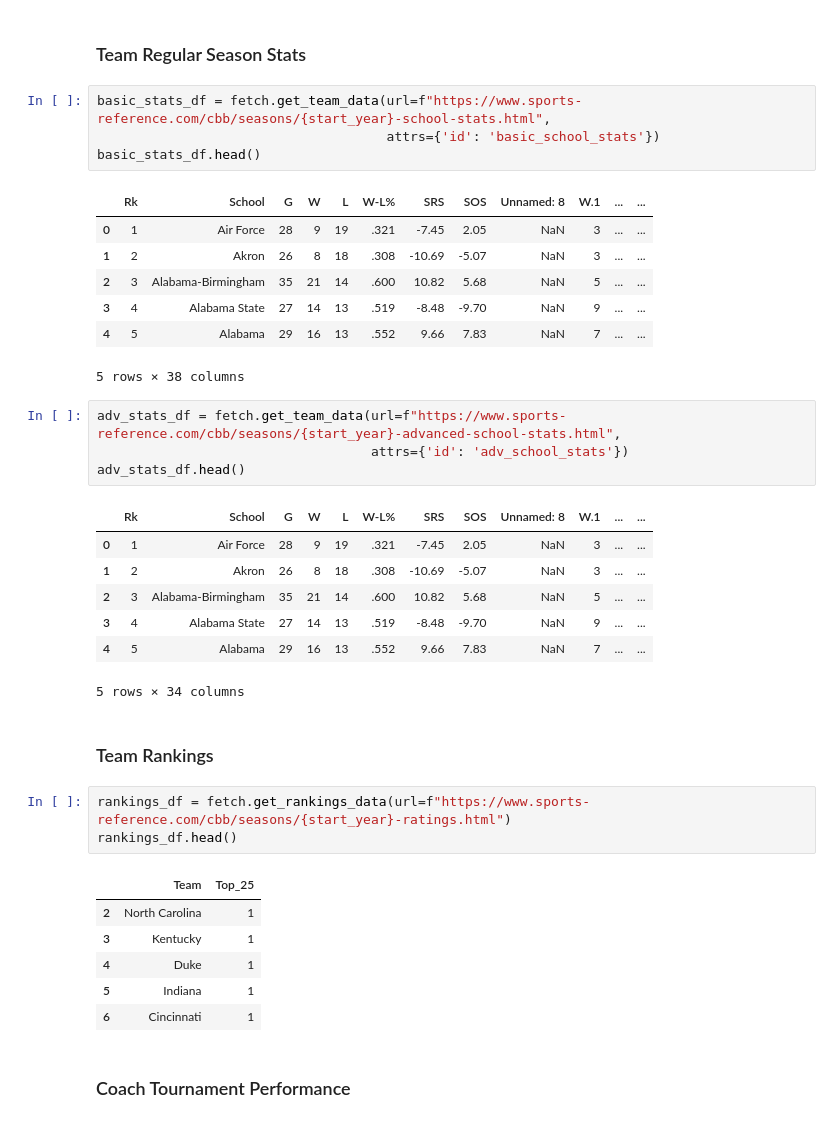
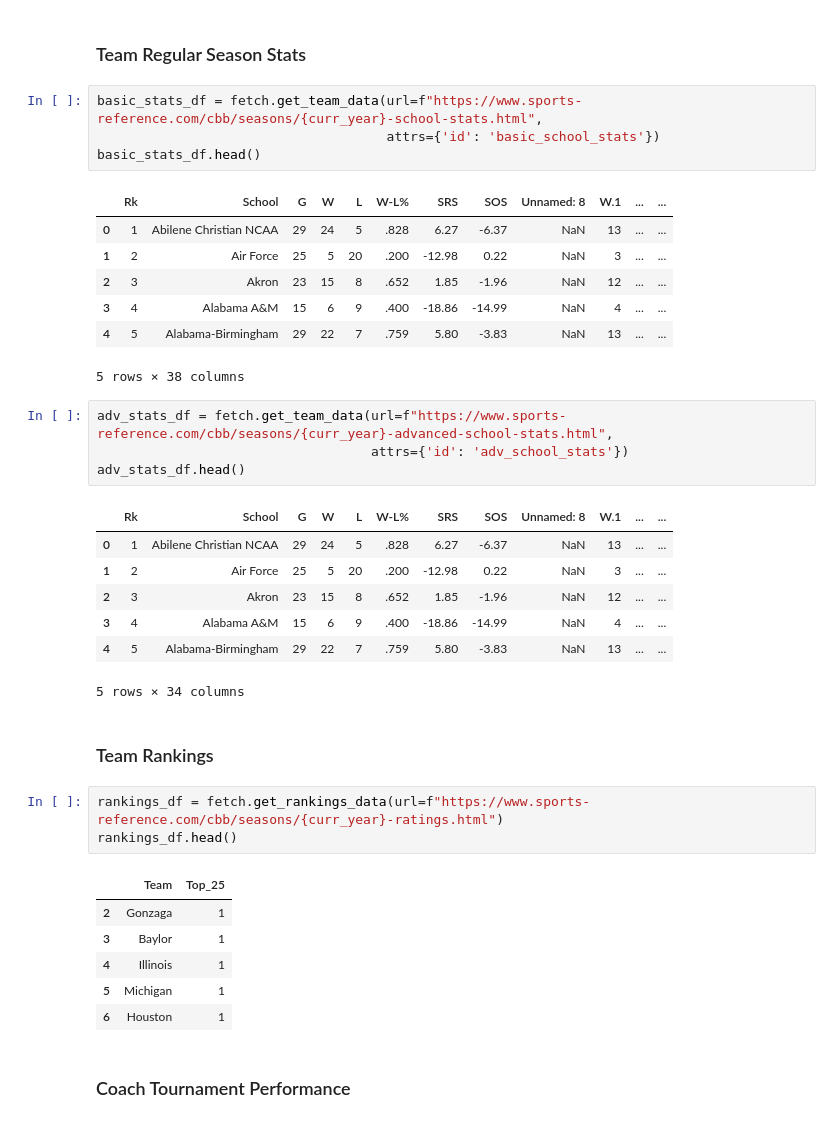
Before and after one commit to matthew-agard/March-Madness-Predictions, a Jupyter notebook: 2021/2021_March_Madness_Predictions.ipynb, the cells around one changed output. Cells and saved outputs as stored; diff of their text form.

```diff
--- a/2021/2021_March_Madness_Predictions.ipynb
+++ b/2021/2021_March_Madness_Predictions.ipynb
@@ -64,41 +66,41 @@ Naturally, it will be vitally important to scrape available data that is pertine
 # %% [markdown]
 ### Team Regular Season Stats
 # %%
-basic_stats_df = fetch.get_team_data(url=f"https://www.sports-reference.com/cbb/seasons/{start_year}-school-stats.html",
+basic_stats_df = fetch.get_team_data(url=f"https://www.sports-reference.com/cbb/seasons/{curr_year}-school-stats.html",
                                      attrs={'id': 'basic_school_stats'})
 basic_stats_df.head()
 # %% [output]
 |  | Rk | School | G | W | L | W-L% | SRS | SOS | Unnamed: 8 | W.1 | ... | ... |
-| 0 | 1 | Air Force | 28 | 9 | 19 | .321 | -7.45 | 2.05 | NaN | 3 | ... | ... |
-| 1 | 2 | Akron | 26 | 8 | 18 | .308 | -10.69 | -5.07 | NaN | 3 | ... | ... |
-| 2 | 3 | Alabama-Birmingham | 35 | 21 | 14 | .600 | 10.82 | 5.68 | NaN | 5 | ... | ... |
-| 3 | 4 | Alabama State | 27 | 14 | 13 | .519 | -8.48 | -9.70 | NaN | 9 | ... | ... |
-| 4 | 5 | Alabama | 29 | 16 | 13 | .552 | 9.66 | 7.83 | NaN | 7 | ... | ... |
+| 0 | 1 | Abilene Christian NCAA | 29 | 24 | 5 | .828 | 6.27 | -6.37 | NaN | 13 | ... | ... |
+| 1 | 2 | Air Force | 25 | 5 | 20 | .200 | -12.98 | 0.22 | NaN | 3 | ... | ... |
+| 2 | 3 | Akron | 23 | 15 | 8 | .652 | 1.85 | -1.96 | NaN | 12 | ... | ... |
+| 3 | 4 | Alabama A&M | 15 | 6 | 9 | .400 | -18.86 | -14.99 | NaN | 4 | ... | ... |
+| 4 | 5 | Alabama-Birmingham | 29 | 22 | 7 | .759 | 5.80 | -3.83 | NaN | 13 | ... | ... |
 5 rows × 38 columns
 # %%
-adv_stats_df = fetch.get_team_data(url=f"https://www.sports-reference.com/cbb/seasons/{start_year}-advanced-school-stats.html",
+adv_stats_df = fetch.get_team_data(url=f"https://www.sports-reference.com/cbb/seasons/{curr_year}-advanced-school-stats.html",
                                    attrs={'id': 'adv_school_stats'})
 adv_stats_df.head()
 # %% [output]
 |  | Rk | School | G | W | L | W-L% | SRS | SOS | Unnamed: 8 | W.1 | ... | ... |
-| 0 | 1 | Air Force | 28 | 9 | 19 | .321 | -7.45 | 2.05 | NaN | 3 | ... | ... |
-| 1 | 2 | Akron | 26 | 8 | 18 | .308 | -10.69 | -5.07 | NaN | 3 | ... | ... |
-| 2 | 3 | Alabama-Birmingham | 35 | 21 | 14 | .600 | 10.82 | 5.68 | NaN | 5 | ... | ... |
-| 3 | 4 | Alabama State | 27 | 14 | 13 | .519 | -8.48 | -9.70 | NaN | 9 | ... | ... |
-| 4 | 5 | Alabama | 29 | 16 | 13 | .552 | 9.66 | 7.83 | NaN | 7 | ... | ... |
+| 0 | 1 | Abilene Christian NCAA | 29 | 24 | 5 | .828 | 6.27 | -6.37 | NaN | 13 | ... | ... |
+| 1 | 2 | Air Force | 25 | 5 | 20 | .200 | -12.98 | 0.22 | NaN | 3 | ... | ... |
+| 2 | 3 | Akron | 23 | 15 | 8 | .652 | 1.85 | -1.96 | NaN | 12 | ... | ... |
+| 3 | 4 | Alabama A&M | 15 | 6 | 9 | .400 | -18.86 | -14.99 | NaN | 4 | ... | ... |
+| 4 | 5 | Alabama-Birmingham | 29 | 22 | 7 | .759 | 5.80 | -3.83 | NaN | 13 | ... | ... |
 5 rows × 34 columns
 # %% [markdown]
 ### Team Rankings
 # %%
-rankings_df = fetch.get_rankings_data(url=f"https://www.sports-reference.com/cbb/seasons/{start_year}-ratings.html")
+rankings_df = fetch.get_rankings_data(url=f"https://www.sports-reference.com/cbb/seasons/{curr_year}-ratings.html")
 rankings_df.head()
 # %% [output]
 |  | Team | Top_25 |
-| 2 | North Carolina | 1 |
-| 3 | Kentucky | 1 |
-| 4 | Duke | 1 |
-| 5 | Indiana | 1 |
-| 6 | Cincinnati | 1 |
+| 2 | Gonzaga | 1 |
+| 3 | Baylor | 1 |
+| 4 | Illinois | 1 |
+| 5 | Michigan | 1 |
+| 6 | Houston | 1 |
 # %% [markdown]
 ### Coach Tournament Performance
 # %%
```
Also changed, not shown: parts of 29 cells of this notebook, 1 other file.
